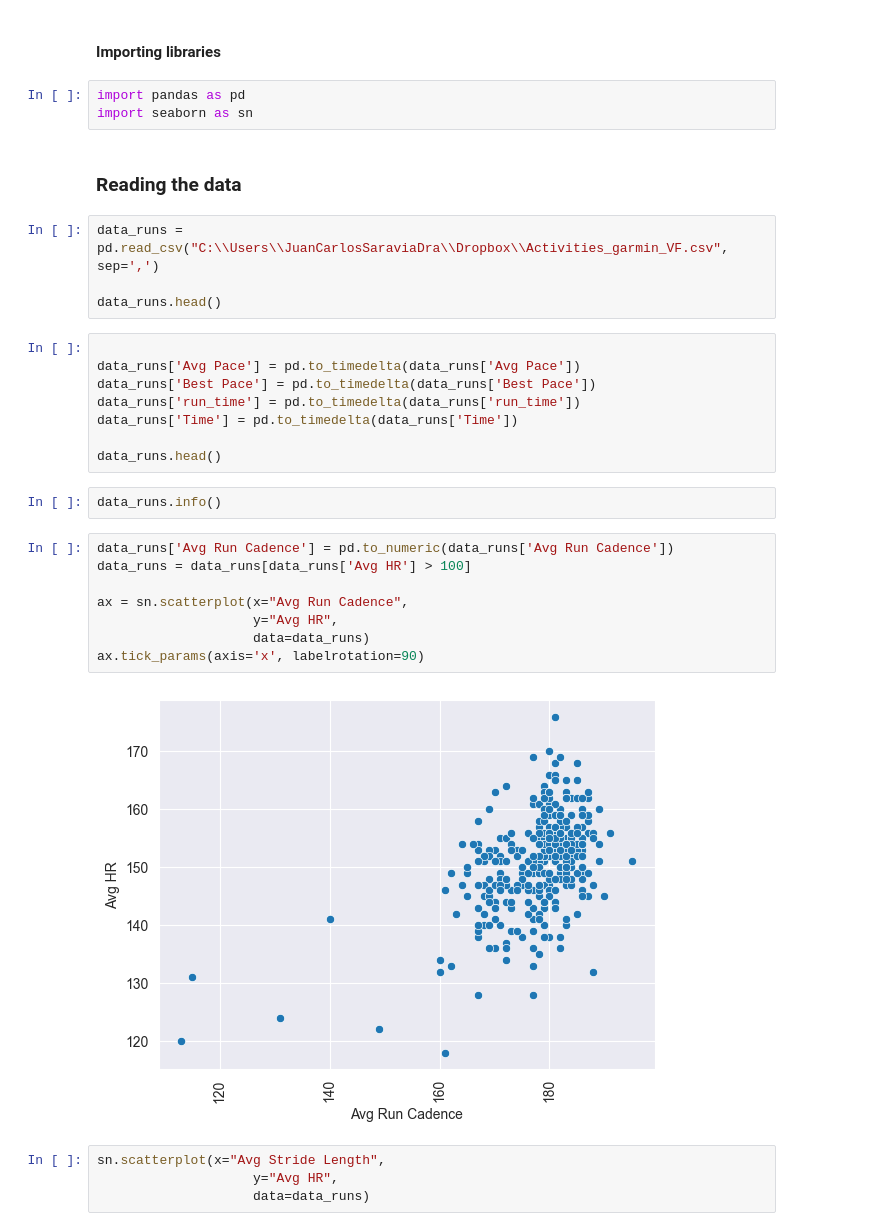
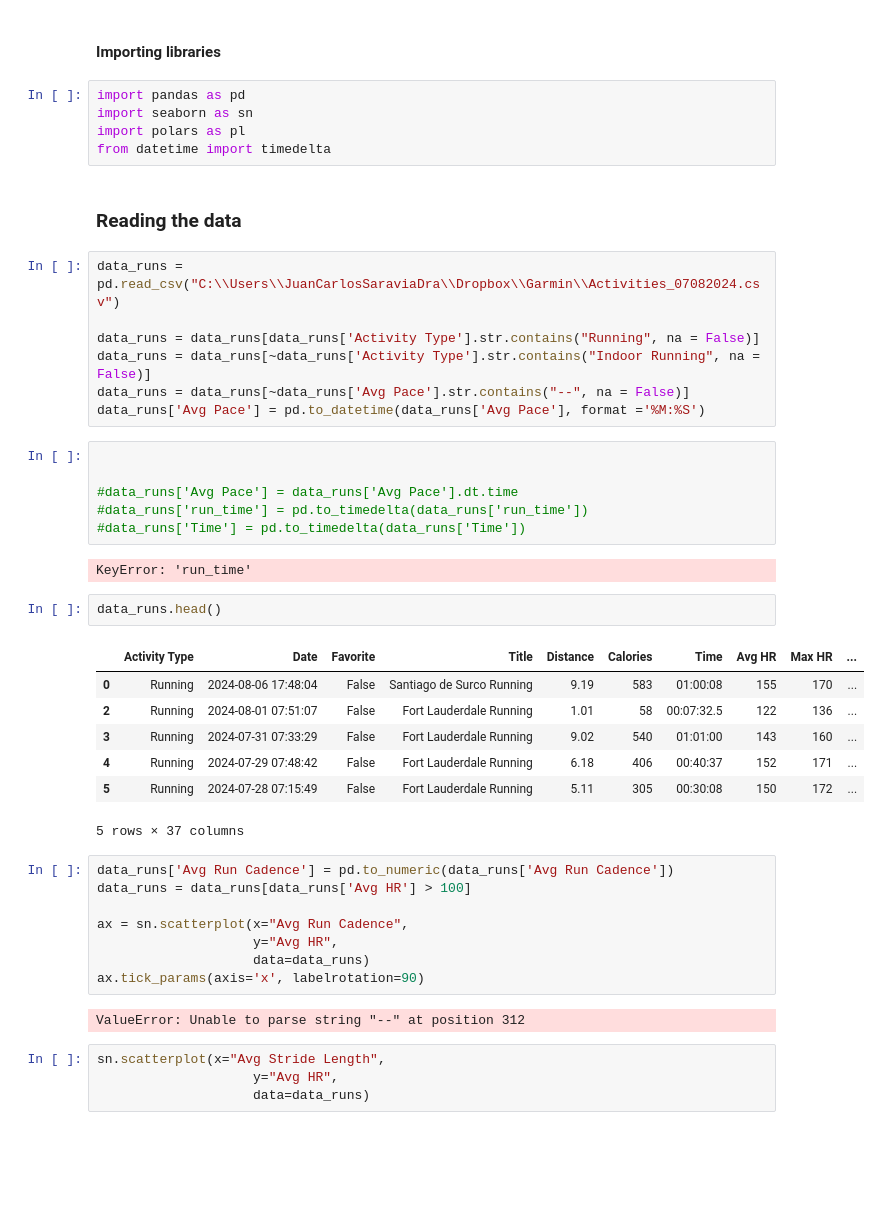
Before and after one commit to jsaraviadrago/Misc-Portfolio, a Jupyter notebook: 8. Running activity/Script_runs.ipynb, the cells around one changed output. Saved outputs shown, nothing was run; the diff lists cells and outputs as text; blank space fills up the shorter version.

```diff
--- a/8. Running activity/Script_runs.ipynb
+++ b/8. Running activity/Script_runs.ipynb
@@ -5,22 +5,35 @@
 # %%
 import pandas as pd
 import seaborn as sn
+import polars as pl
+from datetime import timedelta
 # %% [markdown]
 ### Reading the data
 # %%
-data_runs = pd.read_csv("C:\\Users\\JuanCarlosSaraviaDra\\Dropbox\\Activities_garmin_VF.csv", sep=',')
+data_runs = pd.read_csv("C:\\Users\\JuanCarlosSaraviaDra\\Dropbox\\Garmin\\Activities_07082024.csv")
 
-data_runs.head()
+data_runs = data_runs[data_runs['Activity Type'].str.contains("Running", na = False)]
+data_runs = data_runs[~data_runs['Activity Type'].str.contains("Indoor Running", na = False)]
+data_runs = data_runs[~data_runs['Avg Pace'].str.contains("--", na = False)]
+data_runs['Avg Pace'] = pd.to_datetime(data_runs['Avg Pace'], format ='%M:%S')
 # %%
 
-data_runs['Avg Pace'] = pd.to_timedelta(data_runs['Avg Pace'])
-data_runs['Best Pace'] = pd.to_timedelta(data_runs['Best Pace'])
-data_runs['run_time'] = pd.to_timedelta(data_runs['run_time'])
-data_runs['Time'] = pd.to_timedelta(data_runs['Time'])
 
-data_runs.head()
+#data_runs['Avg Pace'] = data_runs['Avg Pace'].dt.time
+#data_runs['run_time'] = pd.to_timedelta(data_runs['run_time'])
+#data_runs['Time'] = pd.to_timedelta(data_runs['Time'])
+# %% [output]
+KeyError: 'run_time'
 # %%
-data_runs.info()
+data_runs.head()
+# %% [output]
+|  | Activity Type | Date | Favorite | Title | Distance | Calories | Time | Avg HR | Max HR | ... |
+| 0 | Running | 2024-08-06 17:48:04 | False | Santiago de Surco Running | 9.19 | 583 | 01:00:08 | 155 | 170 | ... |
+| 2 | Running | 2024-08-01 07:51:07 | False | Fort Lauderdale Running | 1.01 | 58 | 00:07:32.5 | 122 | 136 | ... |
+| 3 | Running | 2024-07-31 07:33:29 | False | Fort Lauderdale Running | 9.02 | 540 | 01:01:00 | 143 | 160 | ... |
+| 4 | Running | 2024-07-29 07:48:42 | False | Fort Lauderdale Running | 6.18 | 406 | 00:40:37 | 152 | 171 | ... |
+| 5 | Running | 2024-07-28 07:15:49 | False | Fort Lauderdale Running | 5.11 | 305 | 00:30:08 | 150 | 172 | ... |
+5 rows × 37 columns
 # %%
 data_runs['Avg Run Cadence'] = pd.to_numeric(data_runs['Avg Run Cadence'])
 data_runs = data_runs[data_runs['Avg HR'] > 100]
@@ -30,7 +43,7 @@ ax = sn.scatterplot(x="Avg Run Cadence",
                     data=data_runs)
 ax.tick_params(axis='x', labelrotation=90)
 # %% [output]
-[figure, removed]
+ValueError: Unable to parse string "--" at position 312
 # %%
 sn.scatterplot(x="Avg Stride Length",
                     y="Avg HR",
```
